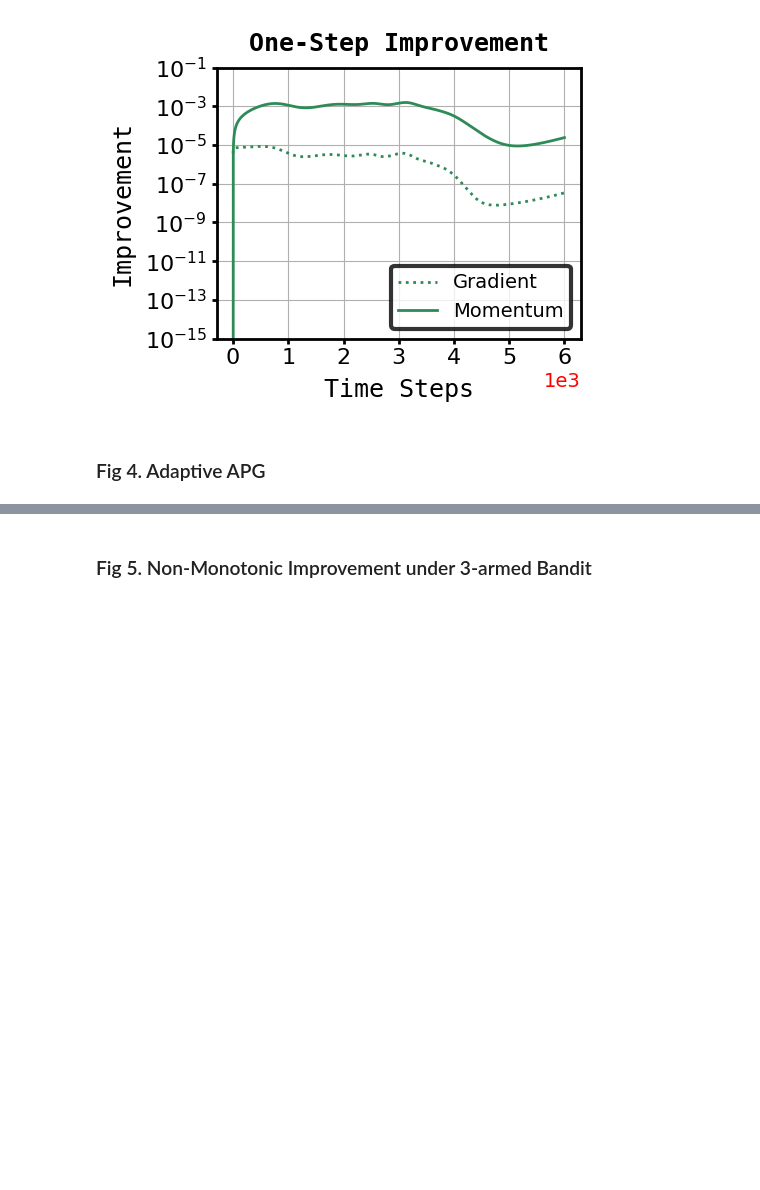
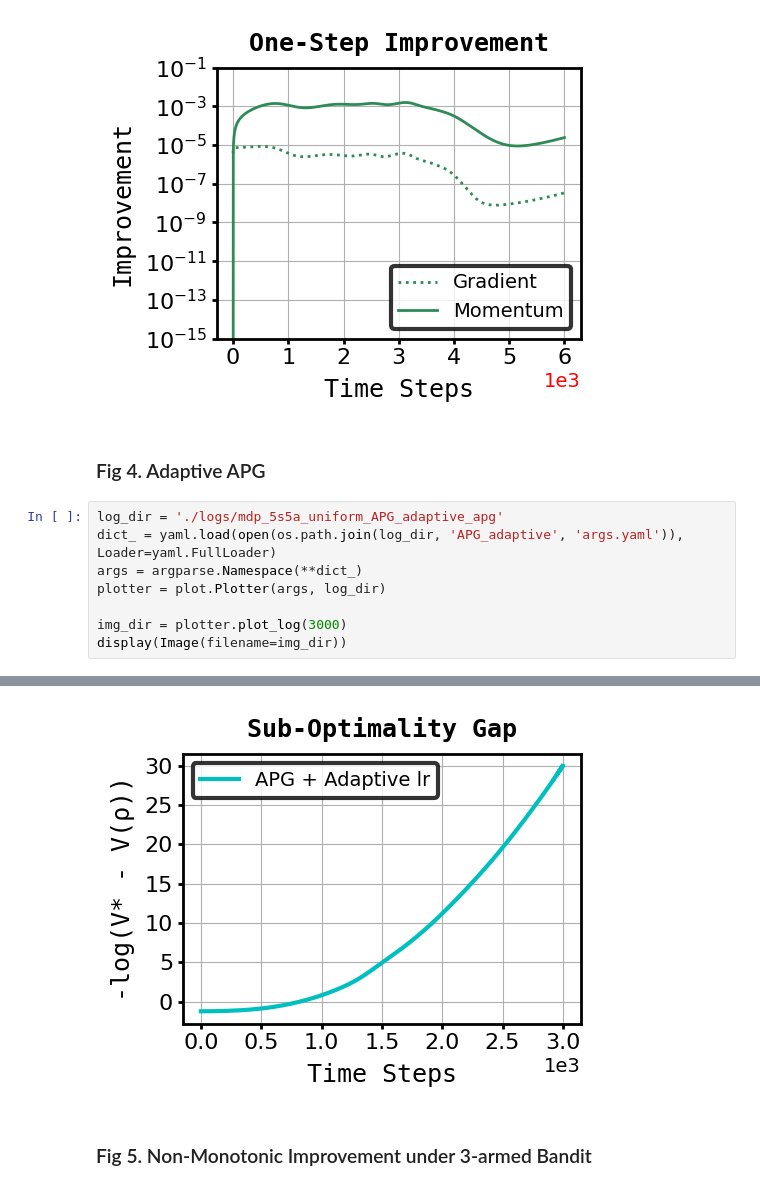
Before and after one commit to NYCU-RL-Bandits-Lab/APG, a Jupyter notebook: true-gradient-mdp/plot.ipynb, the cells around one changed output, grey strips where cells are left out. Drawn from its saved outputs; the diff is of its cells as text; blank space fills up the shorter version.

Commit message:
adaptive apg

```diff
--- a/true-gradient-mdp/plot.ipynb
+++ b/true-gradient-mdp/plot.ipynb
@@ -113,3 +113,12 @@ display(Image(filename=img_dir))
 [figure]
 # %% [markdown]
 ### Fig 4. Adaptive APG
+# %%
+log_dir = './logs/mdp_5s5a_uniform_APG_adaptive_apg'
+dict_ = yaml.load(open(os.path.join(log_dir, 'APG_adaptive', 'args.yaml')), Loader=yaml.FullLoader)
+args = argparse.Namespace(**dict_)
+plotter = plot.Plotter(args, log_dir)
+
+img_dir = plotter.plot_log(3000)
+display(Image(filename=img_dir))
+# %% [output]
@@ -116,3 +127,4 @@ display(Image(filename=img_dir))
+[figure, added]
 # %% [markdown]
 ### Fig 5. Non-Monotonic Improvement under 3-armed Bandit
 # %%
```
Also changed, not shown: parts of 1 cell of this notebook, 7 other files.
